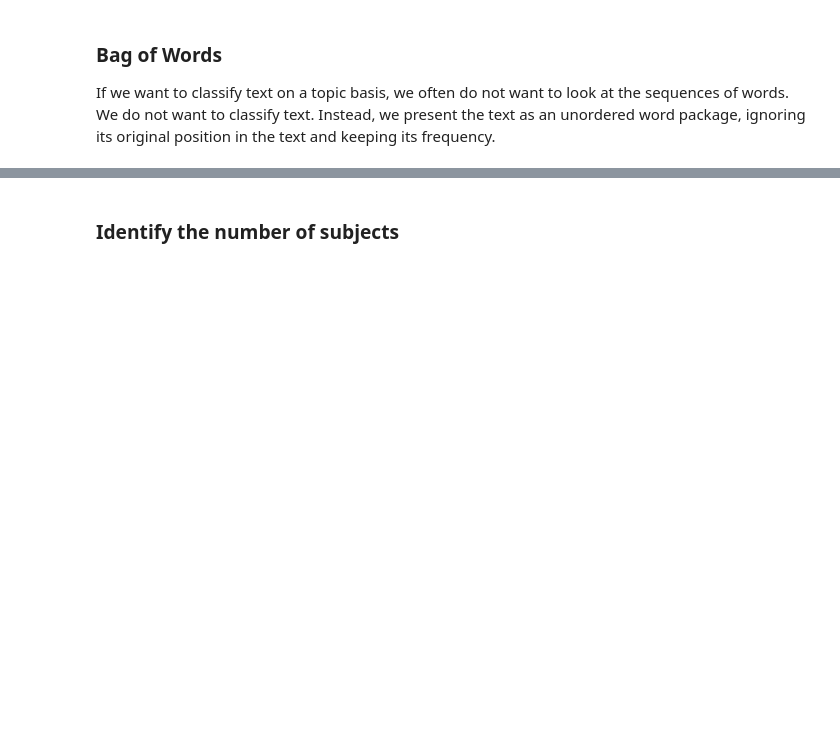
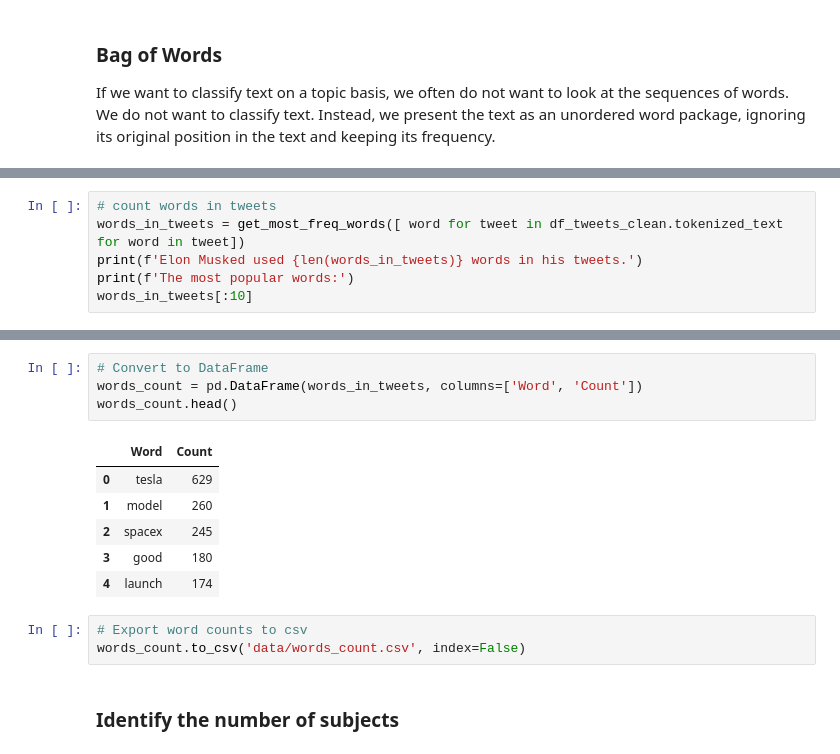
Before and after one commit to angkohtenko/twitter_vs_stocks, a Jupyter notebook: LDA.ipynb, the cells around one changed output, grey strips where cells are left out. Cells and saved outputs as stored; diff of their text form; blank space fills up the shorter version.

```diff
--- a/LDA.ipynb
+++ b/LDA.ipynb
@@ -99,0 +87,6 @@ get_most_freq_words([ word for tweet in df_tweets_clean.tokenized_text for word
+# %%
+# count words in tweets
+words_in_tweets = get_most_freq_words([ word for tweet in df_tweets_clean.tokenized_text for word in tweet])
+print(f'Elon Musked used {len(words_in_tweets)} words in his tweets.')
+print(f'The most popular words:')
+words_in_tweets[:10]
@@ -100,3 +106,17 @@ get_most_freq_words([ word for tweet in df_tweets_clean.tokenized_text for word
+# %%
+# Convert to DataFrame
+words_count = pd.DataFrame(words_in_tweets, columns=['Word', 'Count'])
+words_count.head()
+# %% [output]
+|  | Word | Count |
+| 0 | tesla | 629 |
+| 1 | model | 260 |
+| 2 | spacex | 245 |
+| 3 | good | 180 |
+| 4 | launch | 174 |
+# %%
+# Export word counts to csv
+words_count.to_csv('data/words_count.csv', index=False)
 # %% [markdown]
 ### Identify the number of subjects
 # %%
```
Also changed, not shown: parts of 8 cells of this notebook, 1 other file.
